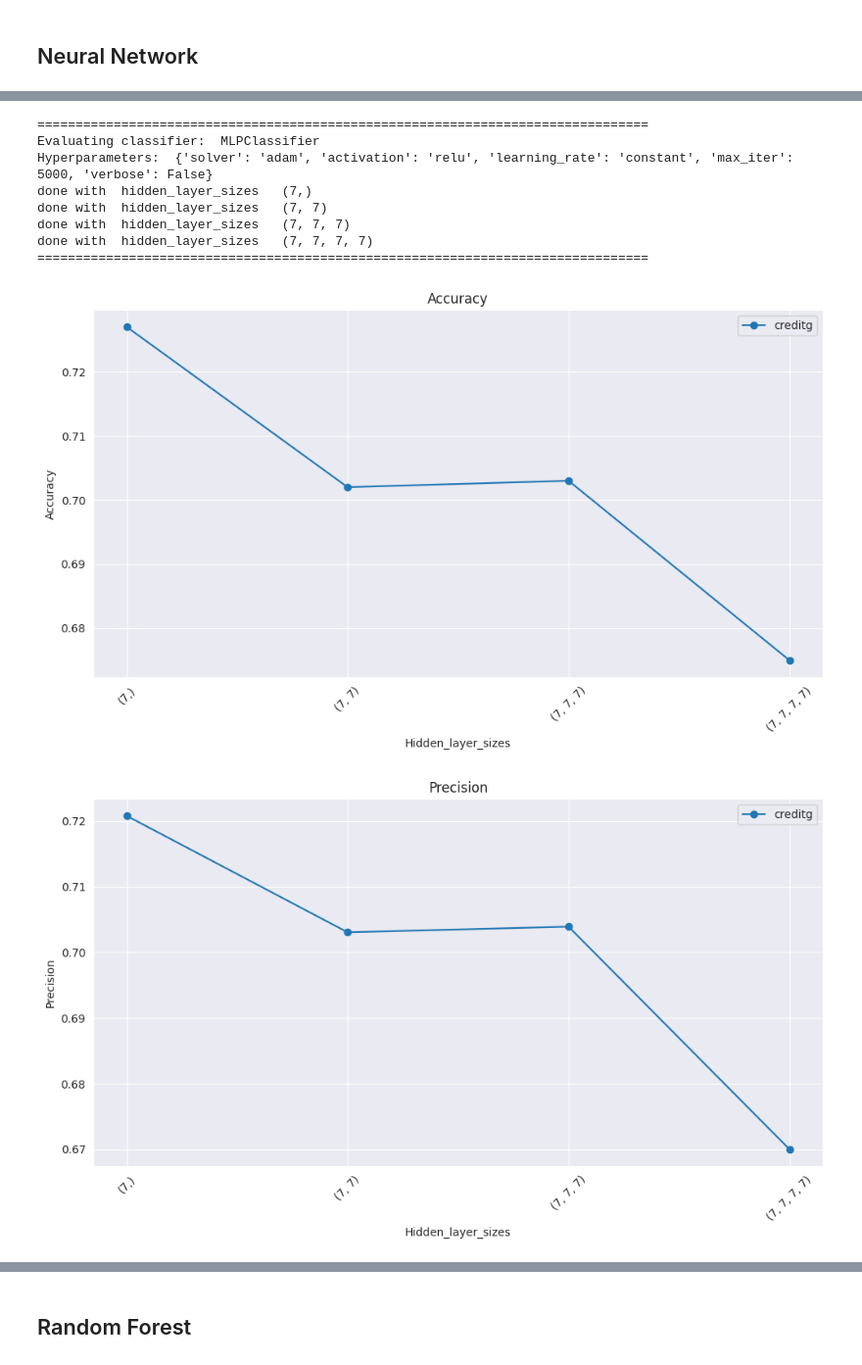
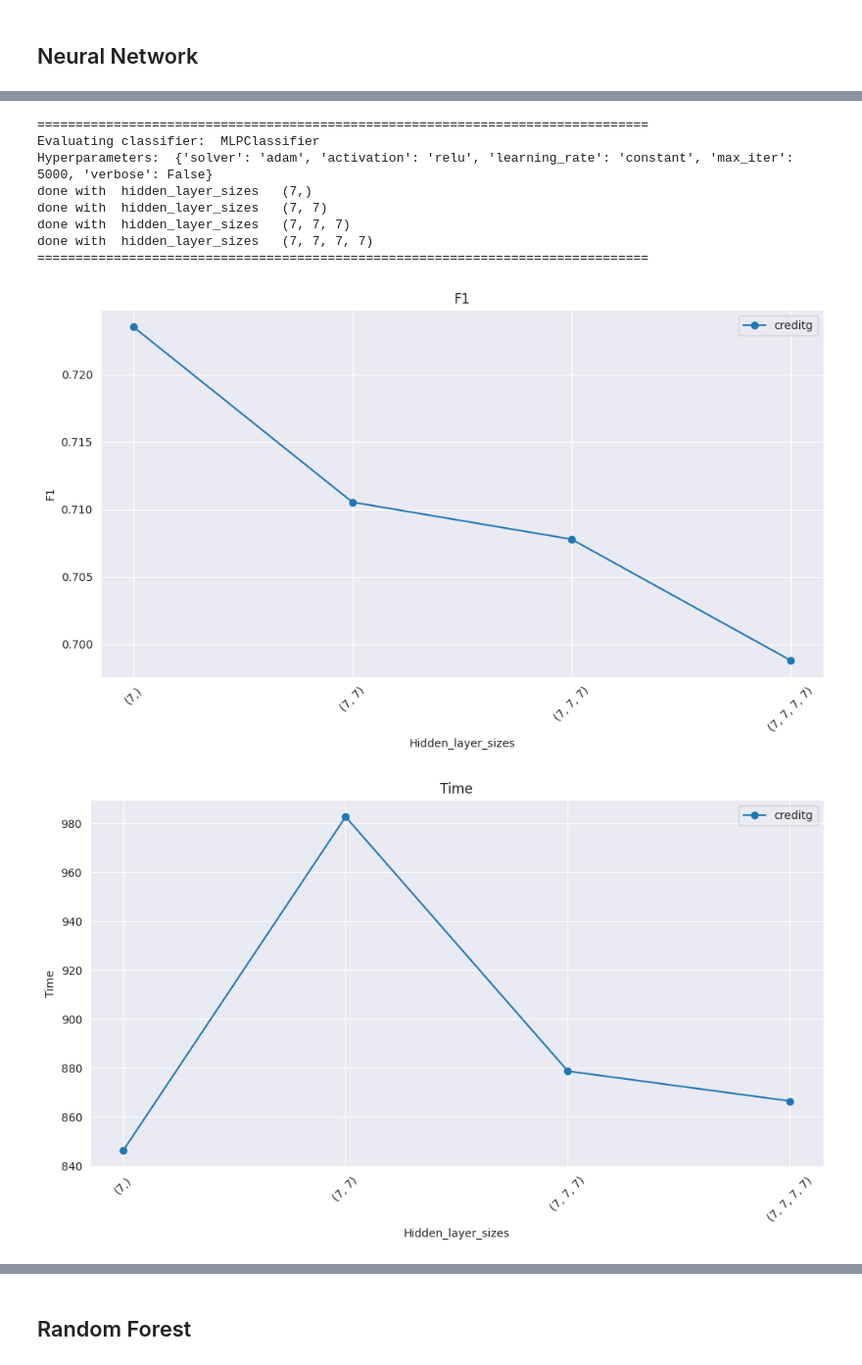
Before and after one commit to Maustrian3/ML24, a Jupyter notebook: exercise-1/creditg.ipynb, the cells around one changed output, grey strips where cells are left out. Shown at 98% size. Cells and saved outputs as stored; diff of their text form; code cells hidden in the pictures.

```diff
--- a/exercise-1/creditg.ipynb
+++ b/exercise-1/creditg.ipynb
@@ -117,8 +117,8 @@ pipeline_standard = Pipeline([
     ('scaler', StandardScaler())
 ])
 
-X_train_std = pipeline.fit_transform(X_train)
-X_test_std = pipeline.transform(X_test)
+X_train_std = pipeline_standard.fit_transform(X_train)
+X_test_std = pipeline_standard.transform(X_test)
 
 # Preprocess training data
 X_train = pipeline.fit_transform(X_train)
@@ -233,27 +135,27 @@ done with  hidden_layer_sizes   (18,)
 # %%
 reload(evaluator)
 hyperparameters = {
     'solver': 'adam',
     'activation': 'relu',
     'learning_rate': 'constant',
     #'hidden_layer_sizes': (15, 15, 15),
     #'random_state': 7895,
     'max_iter': 5000,
     'verbose': False,
     #'tol': 5e-5
 }
 hyperparameters_iterator = {'hidden_layer_sizes': [(7, ), (7, 7), (7, 7, 7), (7, 7, 7, 7),]}
 nn_hidden_layer_deepness = evaluator.evaluate2_mean(MLPClassifier, X_train_std, y_train, X_test_std, y_test, hyperparameters=hyperparameters,
-                           hyperparameters_iterate=hyperparameters_iterator, number_of_tests=5)
-evaluator.draw_diagram2_list({"creditg": nn_hidden_layer_deepness}, x_axis='hidden_layer_sizes', y_axis=['accuracy', 'precision', 'recall', 'f1'], logaritmic=False)
+                           hyperparameters_iterate=hyperparameters_iterator, number_of_tests=10)
+evaluator.draw_diagram2_list({"creditg": nn_hidden_layer_deepness}, x_axis='hidden_layer_sizes', y_axis=['f1', 'time'], logaritmic=False)
 # %% [output]
 ================================================================================
 Evaluating classifier:  MLPClassifier
 Hyperparameters:  {'solver': 'adam', 'activation': 'relu', 'learning_rate': 'constant', 'max_iter': 5000, 'verbose': False}
 done with  hidden_layer_sizes   (7,)
 done with  hidden_layer_sizes   (7, 7)
 done with  hidden_layer_sizes   (7, 7, 7)
 done with  hidden_layer_sizes   (7, 7, 7, 7)
 ================================================================================
-[figure, old version]
+[figure, new version]
-[figure, old version]
+[figure, new version]
```
Also changed, not shown: parts of 12 cells of this notebook, 3 other files.
